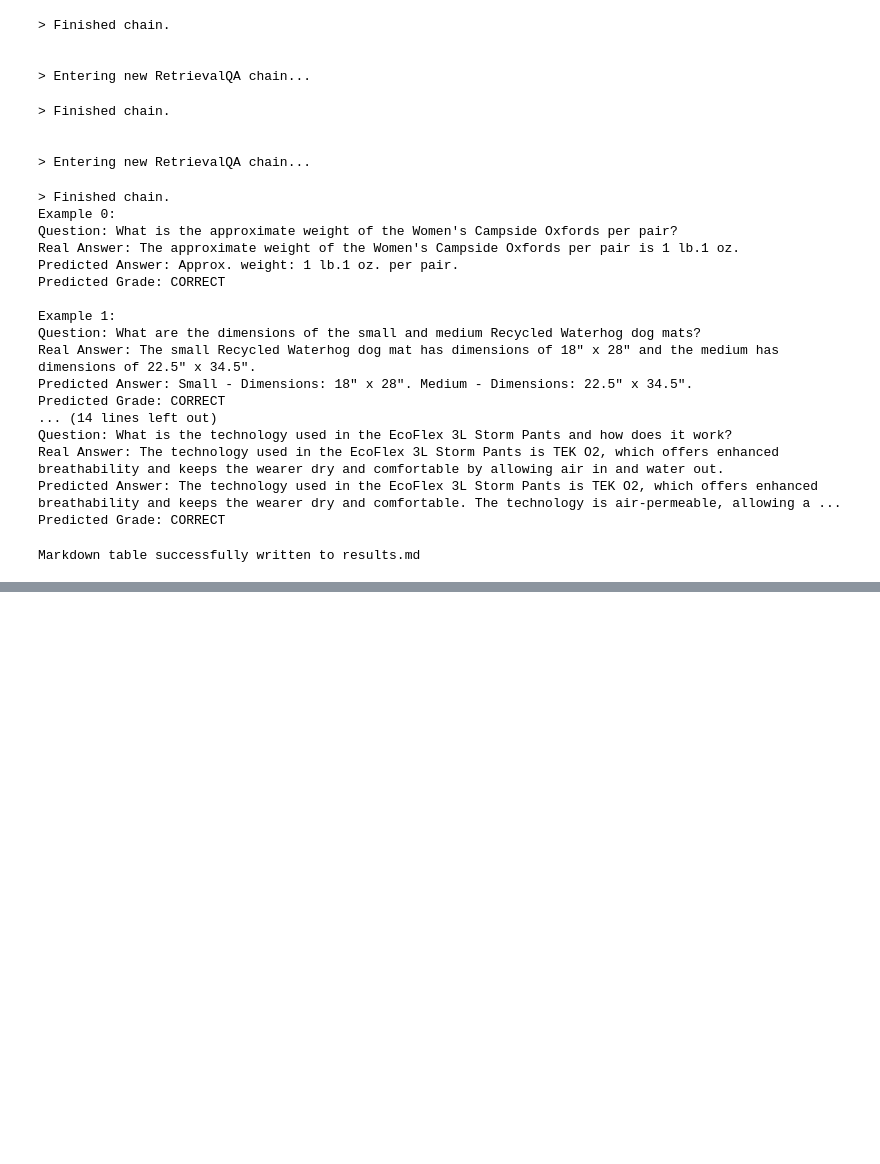
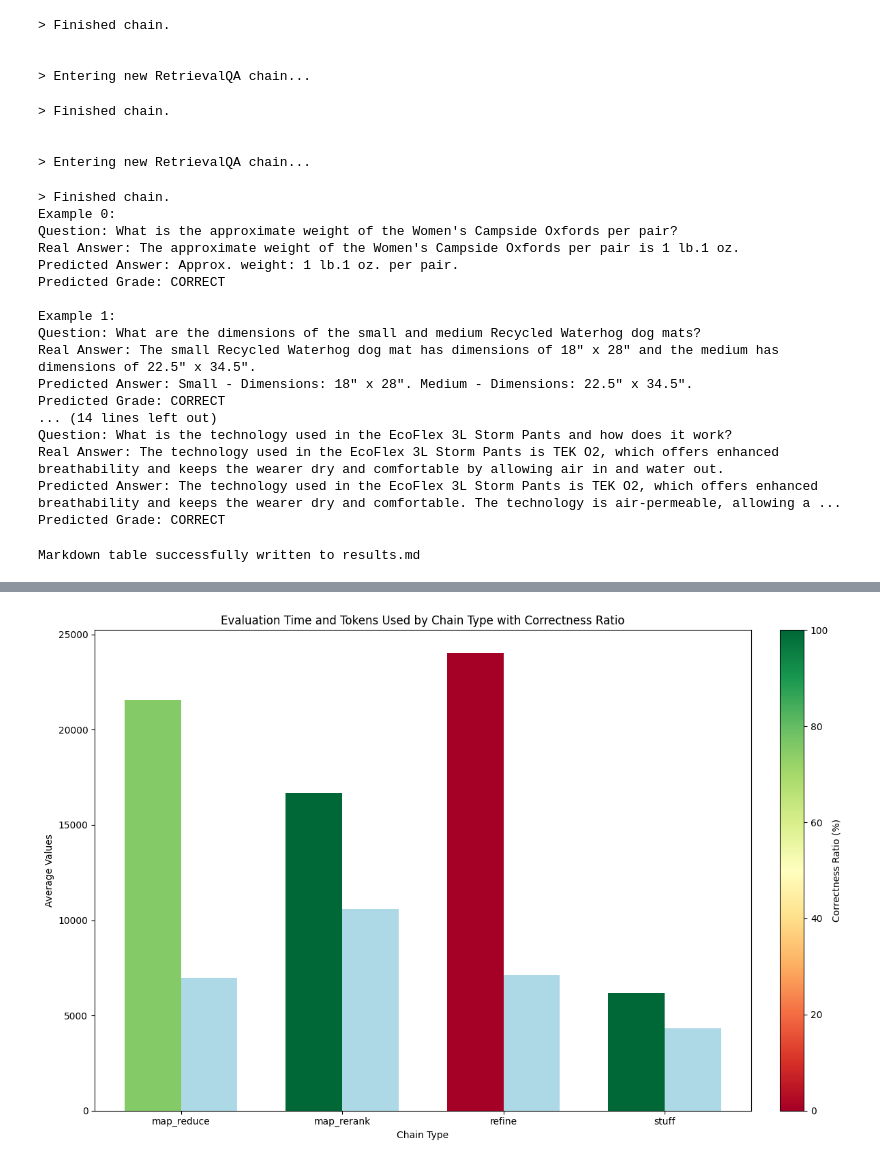
Before and after one commit to lukejbyrne/langchain-chunking-strategy-analysis, a Jupyter notebook: src/test.ipynb, the cells around one changed output, grey strips where cells are left out. Saved outputs shown, nothing was run; the diff lists cells and outputs as text; code cells hidden in the pictures; blank space fills up the shorter version.

```diff
--- a/src/test.ipynb
+++ b/src/test.ipynb
@@ -421,0 +373,70 @@ plt.show()
+# %%
+import matplotlib.pyplot as plt
+import pandas as pd
+import numpy as np
+import matplotlib.colors as mcolors
+
+# Assuming results_data is your list of ResultsData objects
+
+# Convert results_data into a DataFrame
+data = {
+    "chain_type": [],
+    "eval_time": [],
+    "tokens_used": [],
+    "is_correct": []
+}
+
+for result in results_data:
+    for eval in result.eval:
+        data["chain_type"].append(result.chain_type)
+        data["eval_time"].append(eval["time"])
+        data["tokens_used"].append(eval["tokens_used"])
+        # 1 for correct, 0 otherwise
+        data["is_correct"].append(1 if eval["result"] == "CORRECT" else 0)
+
+df = pd.DataFrame(data)
+
+# Calculate averages and correctness ratio
+agg_data = df.groupby('chain_type').agg({
+    'eval_time': 'mean',
+    'tokens_used': 'mean',
+    'is_correct': lambda x: np.mean(x) * 100  # correctness percentage
+}).reset_index()
+
+# Create a grouped bar chart with an additional bar for correct answers
+fig, ax = plt.subplots(figsize=(12, 8))
+
+# Normalize correctness percentage for color mapping
+norm = mcolors.Normalize(vmin=agg_data['is_correct'].min(), vmax=agg_data['is_correct'].max())
+sm = plt.cm.ScalarMappable(cmap="RdYlGn", norm=norm)
+sm.set_array([])
+
+positions = np.arange(len(agg_data))
+bar_width = 0.35
+
+# Evaluation Time bars with color based on correctness ratio
+for idx, row in agg_data.iterrows():
+    ax.bar(idx - bar_width/2, row['eval_time'], bar_width, color=sm.to_rgba(row['is_correct']))
+
+# Tokens Used bars
+ax.bar(positions + bar_width/2, agg_data['tokens_used'], bar_width, color='lightblue')
+
+# Correctness adjustment: create a dummy imshow for the colorbar reference
+cb_ax = fig.add_axes([0, 0, 0.1, 0.1], visible=False)
+cb_im = cb_ax.imshow([[0, 100]], cmap="RdYlGn")
+cb_im.set_clim(vmin=0, vmax=100)
+cbar = fig.colorbar(cb_im, ax=ax, orientation="vertical", fraction=0.046, pad=0.04)
+cbar.set_label('Correctness Ratio (%)')
+
+# Final touches
+ax.set_xlabel('Chain Type')
+ax.set_ylabel('Average Values')
+ax.set_title('Evaluation Time and Tokens Used by Chain Type with Correctness Ratio')
+ax.set_xticks(positions)
+ax.set_xticklabels(agg_data['chain_type'])
+plt.xticks(rotation=45)
+plt.tight_layout()
+
+plt.show()
+# %% [output]
+[figure, added]
```
Also changed, not shown: parts of 1 cell of this notebook, 5 other files.
